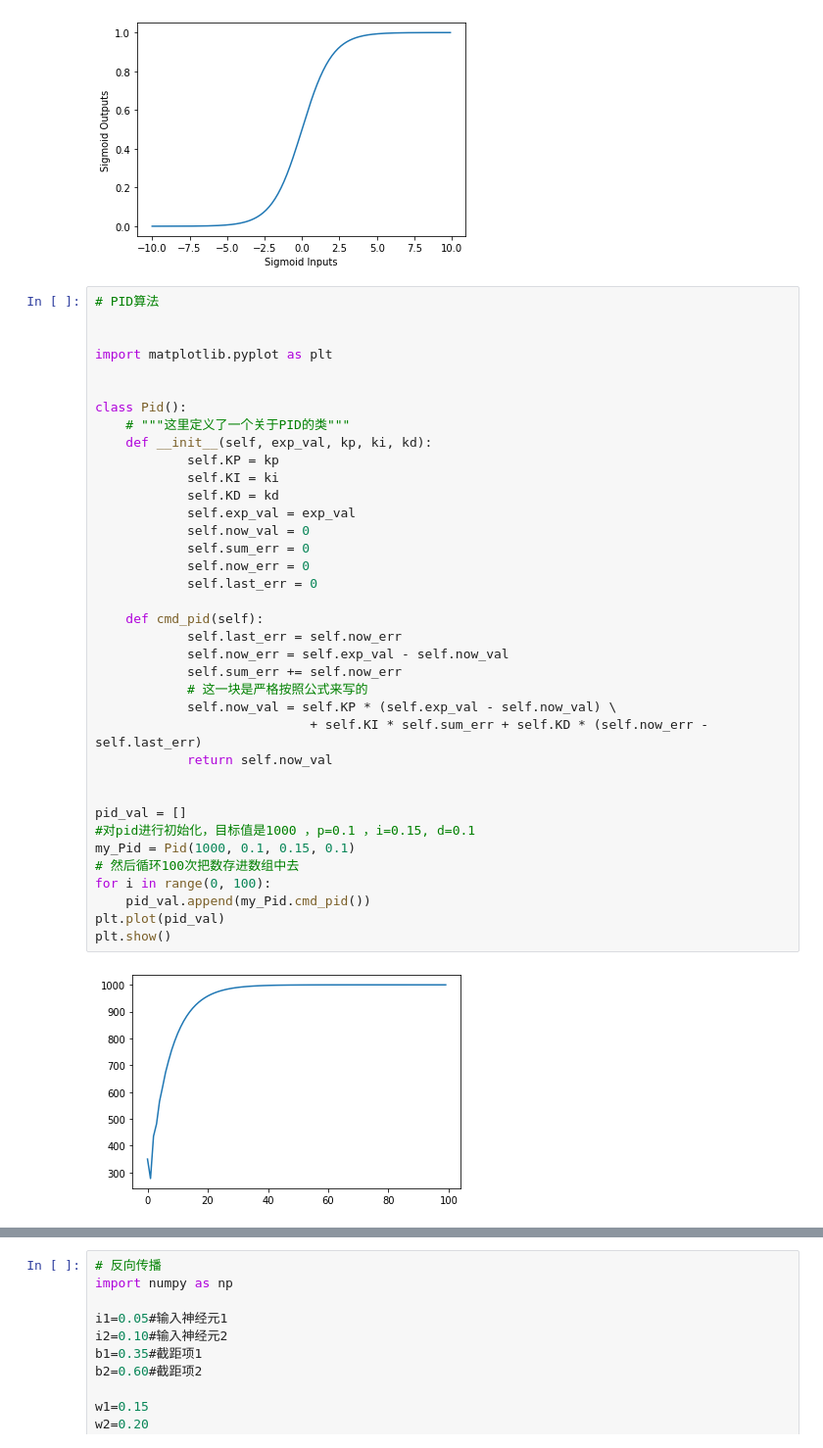
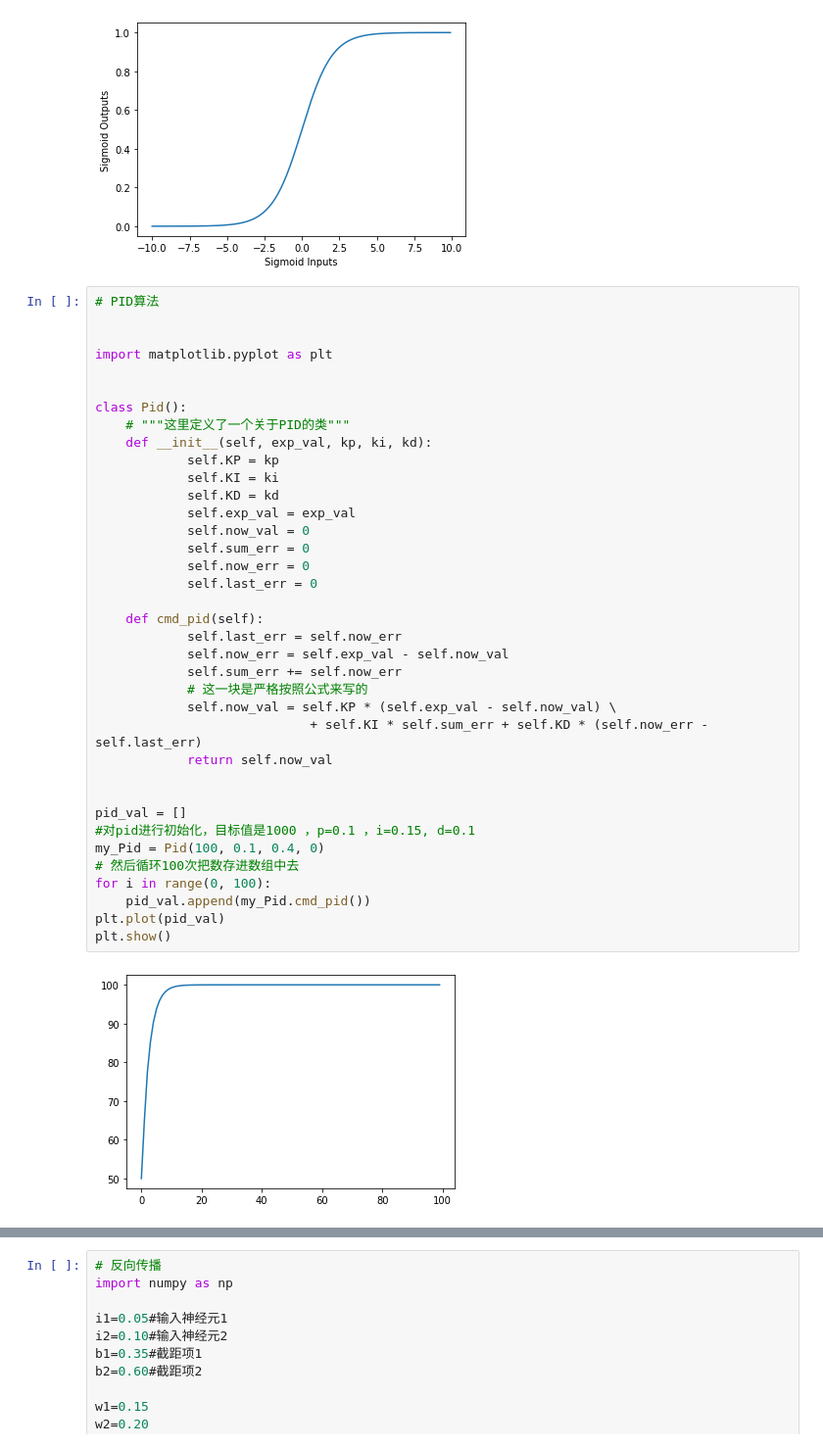
Before and after one commit to v2vv/jupyter_hub, a Jupyter notebook: opencv/Untitled.ipynb, the cells around one changed output, grey strips where cells are left out. Shown at 98% size. Cells and saved outputs as stored; diff of their text form.

```diff
--- a/opencv/Untitled.ipynb
+++ b/opencv/Untitled.ipynb
@@ -248,32 +248,32 @@ import matplotlib.pyplot as plt
 class Pid():
 	# """这里定义了一个关于PID的类"""
     def __init__(self, exp_val, kp, ki, kd):
             self.KP = kp
             self.KI = ki
             self.KD = kd
             self.exp_val = exp_val
             self.now_val = 0
             self.sum_err = 0
             self.now_err = 0
             self.last_err = 0
 
     def cmd_pid(self):
             self.last_err = self.now_err
             self.now_err = self.exp_val - self.now_val
             self.sum_err += self.now_err
             # 这一块是严格按照公式来写的
             self.now_val = self.KP * (self.exp_val - self.now_val) \
                             + self.KI * self.sum_err + self.KD * (self.now_err - self.last_err)
             return self.now_val
 
 
 pid_val = []
 #对pid进行初始化，目标值是1000 ，p=0.1 ，i=0.15, d=0.1
-my_Pid = Pid(1000, 0.1, 0.15, 0.1)
+my_Pid = Pid(100, 0.1, 0.4, 0)
 # 然后循环100次把数存进数组中去
 for i in range(0, 100):
     pid_val.append(my_Pid.cmd_pid())
 plt.plot(pid_val)
 plt.show()
 # %% [output]
-[figure, old version]
+[figure, new version]
```
Also changed, not shown: parts of 1 cell of this notebook, 10 other files.
